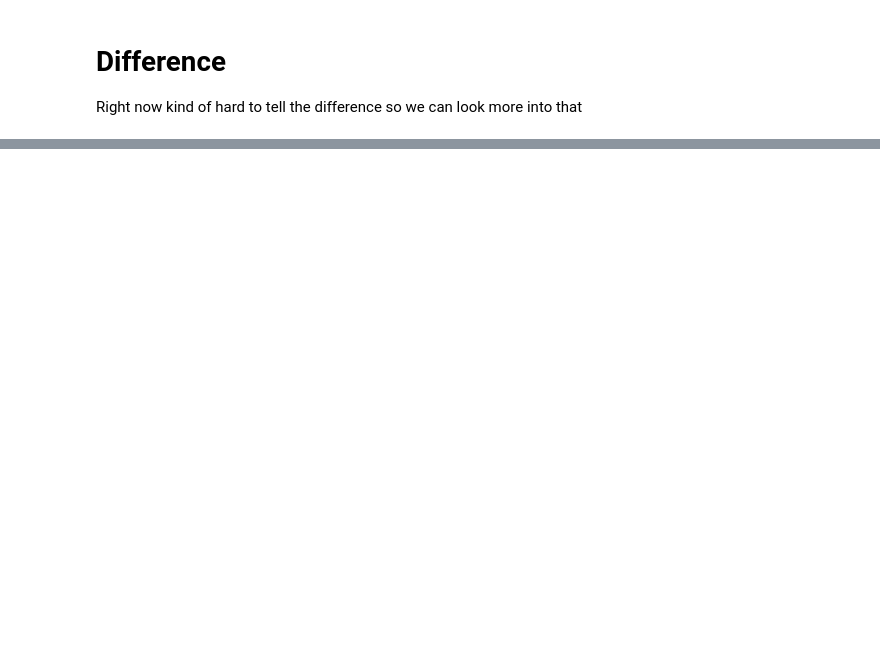
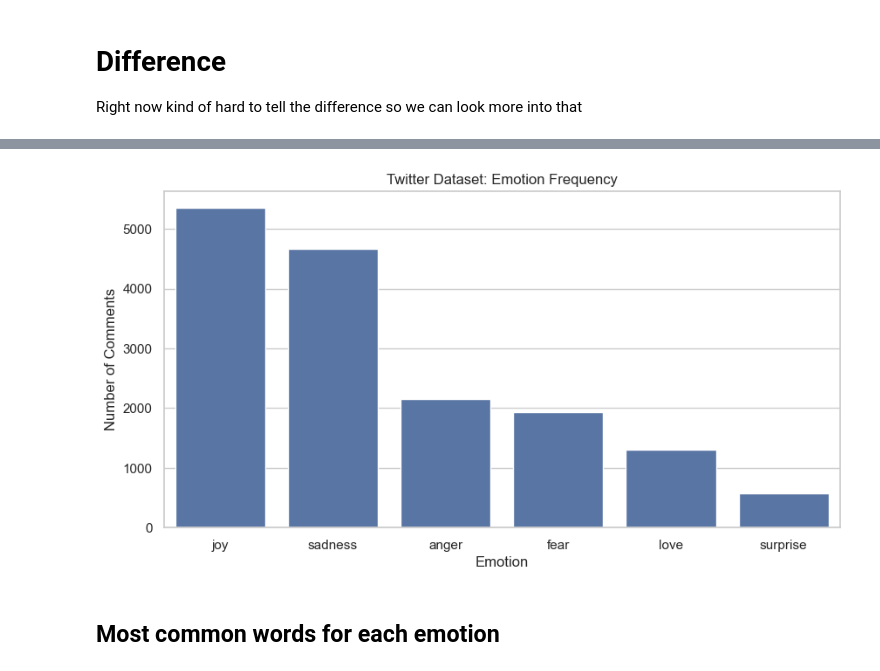
Before and after one commit to VarunP3000/NFS-REU-Data-Analytics-2026, a Jupyter notebook: DataAnalytics.ipynb, the cells around one changed output, grey strips where cells are left out. Saved outputs shown, nothing was run; the diff lists cells and outputs as text; code cells hidden in the pictures; blank space fills up the shorter version.

```diff
--- a/DataAnalytics.ipynb
+++ b/DataAnalytics.ipynb
@@ -316,0 +432,27 @@ neutral         39.347724  36.947608   -2.400116
+# %%
+emotion_map = {
+    0: "sadness",
+    1: "joy",
+    2: "love",
+    3: "anger",
+    4: "fear",
+    5: "surprise"
+}
+
+T_train["emotion"] = T_train["label"].map(emotion_map)
+T_test["emotion"] = T_test["label"].map(emotion_map)
+
+#sns.set_theme(style="whitegrid")
+# %%
+emotion_freq = (
+    T_train["emotion"]
+    .value_counts()
+    .reset_index()
+)
+
+emotion_freq.columns = ["Emotion", "Count"]
+emotion_freq["Percent"] = (
+    emotion_freq["Count"] / len(T_train) * 100
+).round(2)
+
+emotion_freq
@@ -316,0 +467,18 @@ neutral         39.347724  36.947608   -2.400116
+# %%
+plt.figure(figsize=(10,5))
+
+sns.barplot(
+    data=emotion_freq,
+    x="Emotion",
+    y="Count"
+)
+
+plt.title("Twitter Dataset: Emotion Frequency")
+plt.xlabel("Emotion")
+plt.ylabel("Number of Comments")
+
+plt.show()
+# %% [output]
+[figure, added]
+# %% [markdown]
+## Most common words for each emotion
```
Also changed, not shown: parts of 35 cells of this notebook, 1 other file.
